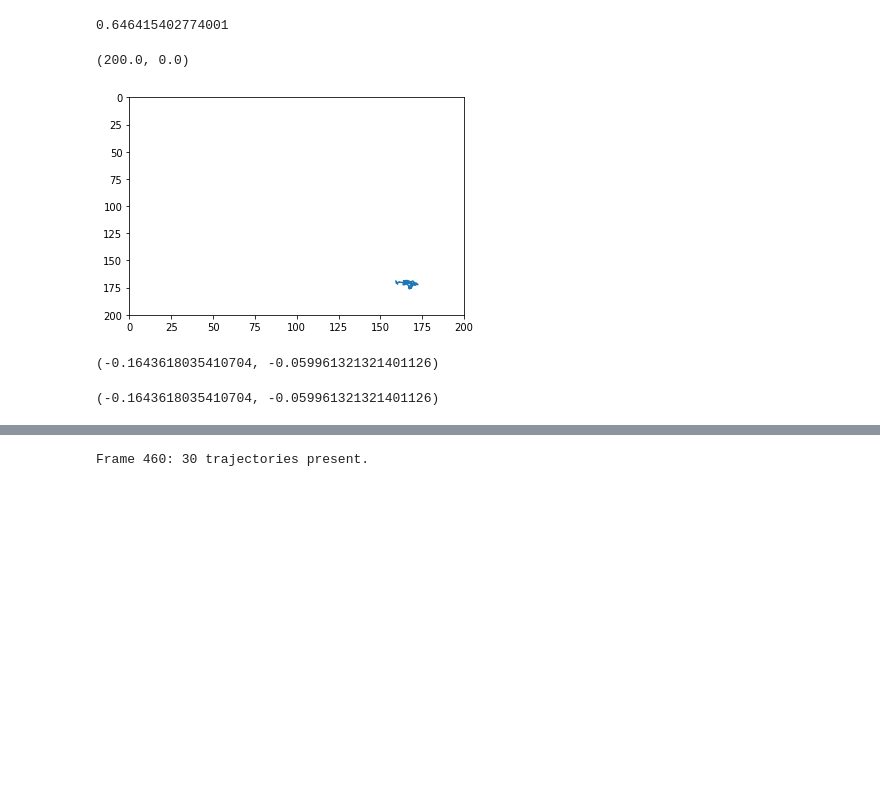
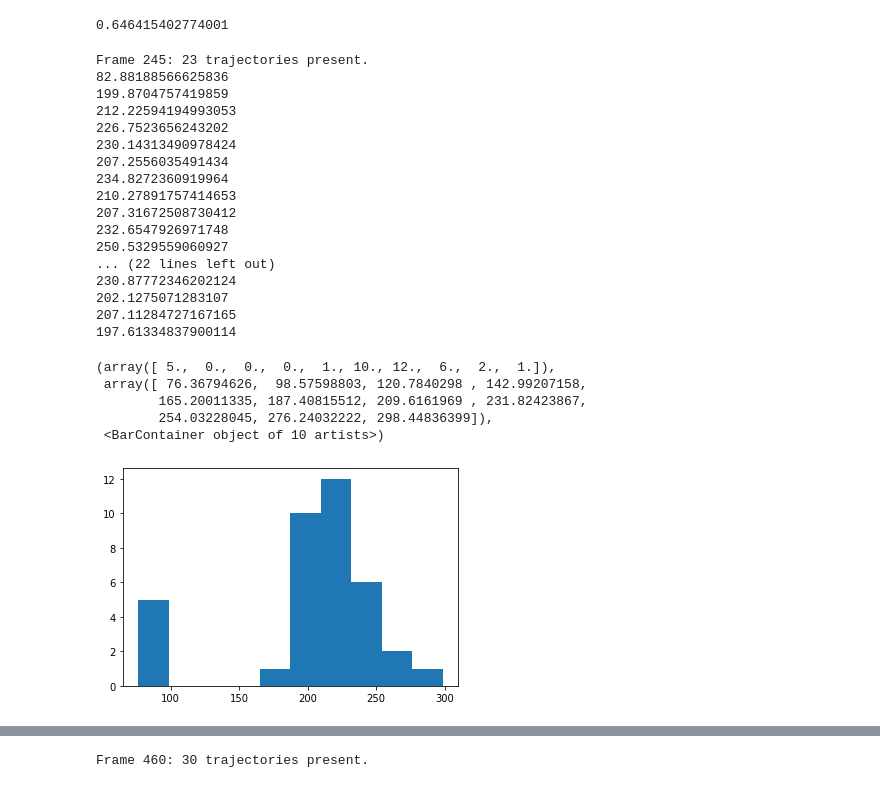
Before and after one commit to dbautista98/BMC_analysis, a Jupyter notebook: Bead Analysis (Cole).ipynb, the cells around one changed output, grey strips where cells are left out. Cells and saved outputs as stored; diff of their text form; code cells hidden in the pictures; blank space fills up the shorter version.

Commit message:
added velo histograms

```diff
--- a/Bead Analysis (Cole).ipynb
+++ b/Bead Analysis (Cole).ipynb
@@ -31,21 +32,29 @@ exp1 = bmc.theory_D(0.4, 1.66, 293).value
 exp1
 # %% [output]
 0.646415402774001
-# %%
-num=3
-temp = frame1[frame1["particle"]==num]
-plt.figure()
-plt.plot(temp["x"], temp['y'])
-plt.xlim((0,200))
-plt.ylim((200,0))
-# %% [output]
-(200.0, 0.0)
-[figure, removed]
-# %%
-np.mean(np.diff(temp['x'].values)), np.mean(np.diff(temp['y'].values))
-# %% [output]
-(-0.1643618035410704, -0.059961321321401126)
-# %%
-np.mean(np.diff(temp['x'].values)), np.mean(np.diff(temp['y'].values))
-# %% [output]
-(-0.1643618035410704, -0.059961321321401126)
+# %%
+velo_hist(path1, 11, 500, 3, x40)
+# %% [output]
+Frame 245: 23 trajectories present.
+82.88188566625836
+199.8704757419859
+212.22594194993053
+226.7523656243202
+230.14313490978424
+207.2556035491434
+234.8272360919964
+210.27891757414653
+207.31672508730412
+232.6547926971748
+250.5329559060927
+... (22 lines left out)
+230.87772346202124
+202.1275071283107
+207.11284727167165
+197.61334837900114
+(array([ 5.,  0.,  0.,  0.,  1., 10., 12.,  6.,  2.,  1.]),
+ array([ 76.36794626,  98.57598803, 120.7840298 , 142.99207158,
+        165.20011335, 187.40815512, 209.6161969 , 231.82423867,
+        254.03228045, 276.24032222, 298.44836399]),
+ <BarContainer object of 10 artists>)
+[figure, added]
```
Also changed, not shown: parts of 16 cells of this notebook.
